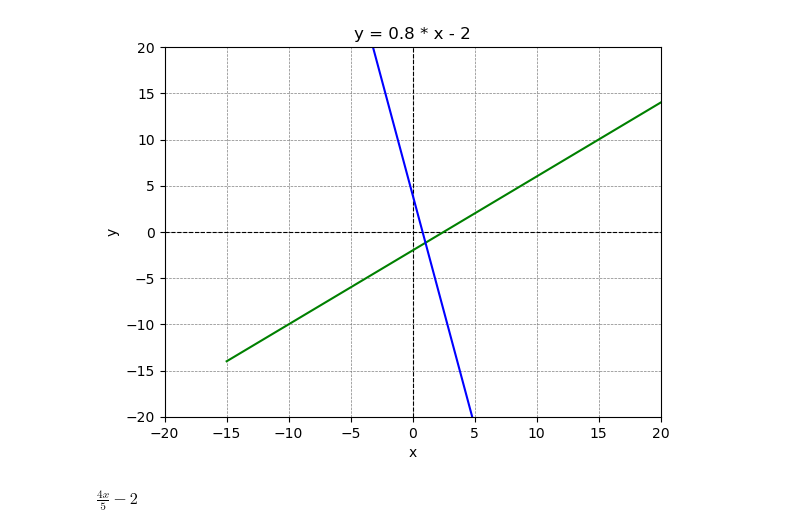
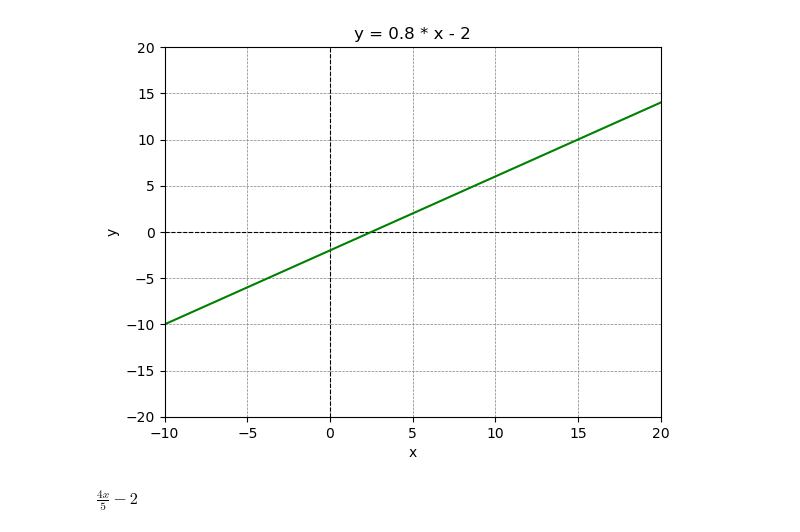
Before and after one commit to pythonai170624/10.03.2025, a Jupyter notebook: math_lesson1.ipynb, the cells around one changed output. Cells and saved outputs as stored; diff of their text form; code cells hidden in the pictures.

```diff
--- a/math_lesson1.ipynb
+++ b/math_lesson1.ipynb
@@ -7,34 +7,43 @@ from IPython.display import display
 # %%
 def linear_function1(x):
     # 4x - 5y = 10
     # 5y = 4x - 10
     #  y = 4/5x - 2
     return 0.8 * x - 2
 
 def linear_function2(x):
     # 4x - 5y = 10
     # 5y = 4x - 10
     #  y = 4/5x - 2
     return -5 * x + 4
 
 # y = x * 2
 x_values = np.linspace(-15, 20, 20)
 y_values1 = linear_function1(x_values)
 y_values2 = linear_function2(x_values)
 plt.axhline(0, color='black', linewidth=0.8, linestyle="--")  # x-axis
 plt.axvline(0, color='black', linewidth=0.8, linestyle="--")  # y-axis
 plt.plot(x_values, y_values1, color="green")
-plt.plot(x_values, y_values2, color="blue")
+
+#plt.plot(x_values, y_values2, color="blue")
+
 plt.title("y = 0.8 * x - 2")
 plt.xlabel("x")
 plt.ylabel("y")
-plt.xlim(-20, 20)
+plt.xlim(-10, 20)
 plt.ylim(-20, 20)
 plt.grid(color='gray', linestyle='--', linewidth=0.5)
 #plt.xticks([-15, -12, -5, 0, 5, 7, 12, 14])
+
+# x_intersection = 6 / 5.8
+# y_intersection = linear_function1(x_intersection)
+# plt.scatter(x_intersection, y_intersection, color="red", s=100, edgecolors="black", label="Intersection")
+# plt.text(x_intersection + 1, y_intersection, f"({x_intersection:.2f}, {y_intersection:.2f})", fontsize=12, color="red")
+
+
 plt.show()
 # %% [output]
-[figure, old version]
+[figure, new version]
 # %%
 import numpy as np
 import matplotlib.pyplot as plt
```
Also changed, not shown: parts of 4 cells of this notebook.
